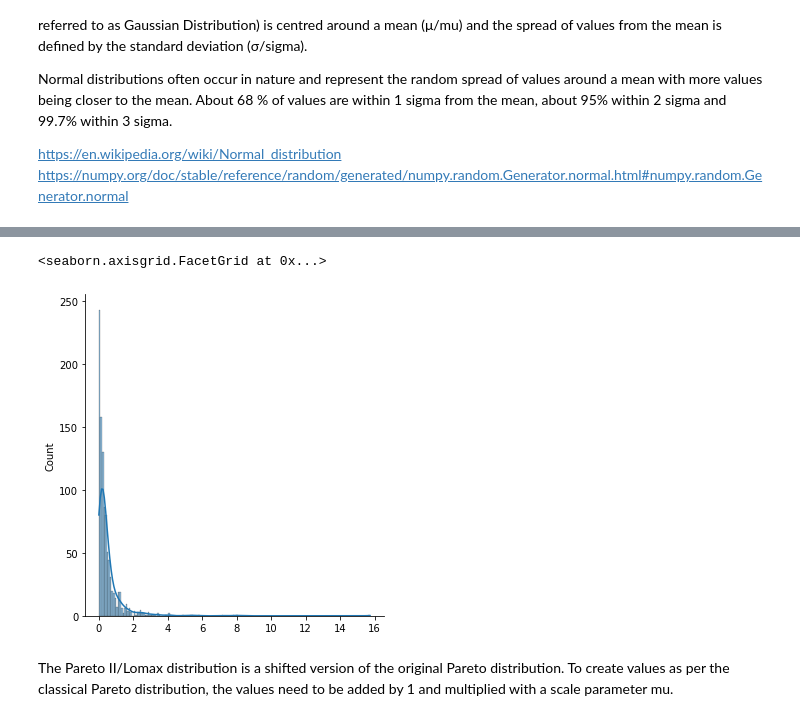
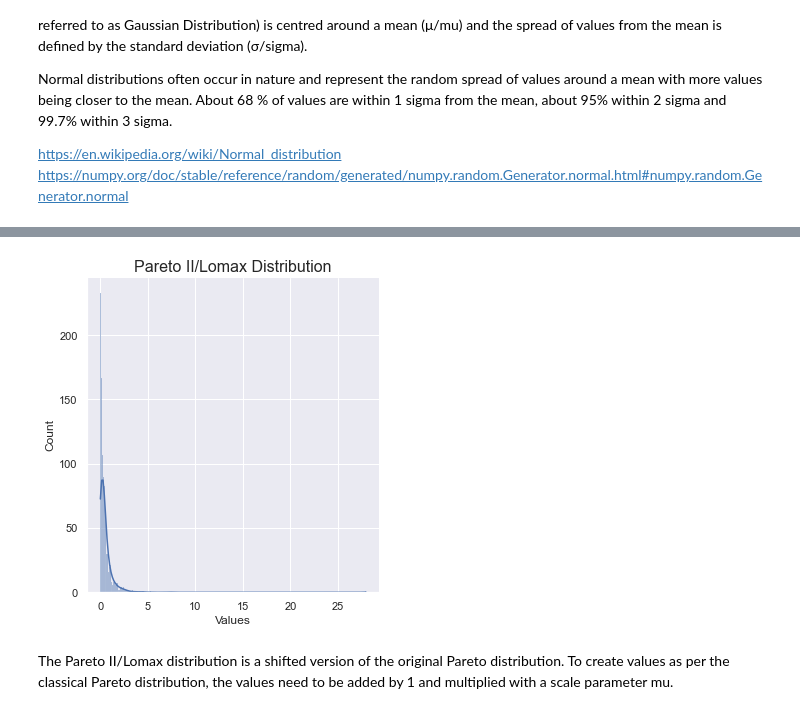
Before and after one commit to ssteffens/programming-data-analysis-assignment, a Jupyter notebook: numpy-random.ipynb, the cells around one changed output, grey strips where cells are left out. Cells and saved outputs as stored; diff of their text form; code cells hidden in the pictures.

Commit message:
Add Plots

```diff
--- a/numpy-random.ipynb
+++ b/numpy-random.ipynb
@@ -329,6 +326,9 @@ asdf
 # %%
-# Importing the seaborn module for visualisation of the distribution funcctions described below
+# Importing the seaborn and matplotlib.pyplot modules for visualisation of the distribution functions
 import seaborn as sns
+sns.set_theme()
+
+import matplotlib.pyplot as plt
 # %% [markdown]
 <br>
 
@@ -501,9 +529,13 @@ array([3.85688457e+00, 3.21482685e-01, 3.65672657e-01, 8.78605931e-02,
 # %%
 # Histogram of a Pareto II/Lomax Distribution
 sns.displot(pareto2_dist, kde=True)
+
+plt.title('Pareto II/Lomax Distribution', fontsize = 16)
+plt.xlabel('Values')
+plt.ylabel('Count')
+plt.show()
 # %% [output]
-<seaborn.axisgrid.FacetGrid at 0x...>
-[figure, old version]
+[figure, new version]
 # %% [markdown]
 The Pareto II/Lomax distribution is a shifted version of the original Pareto distribution. To create values as per the classical Pareto distribution, the values need to be added by 1 and multiplied with a scale parameter mu.
 # %%
```
Also changed, not shown: parts of 41 cells of this notebook.
